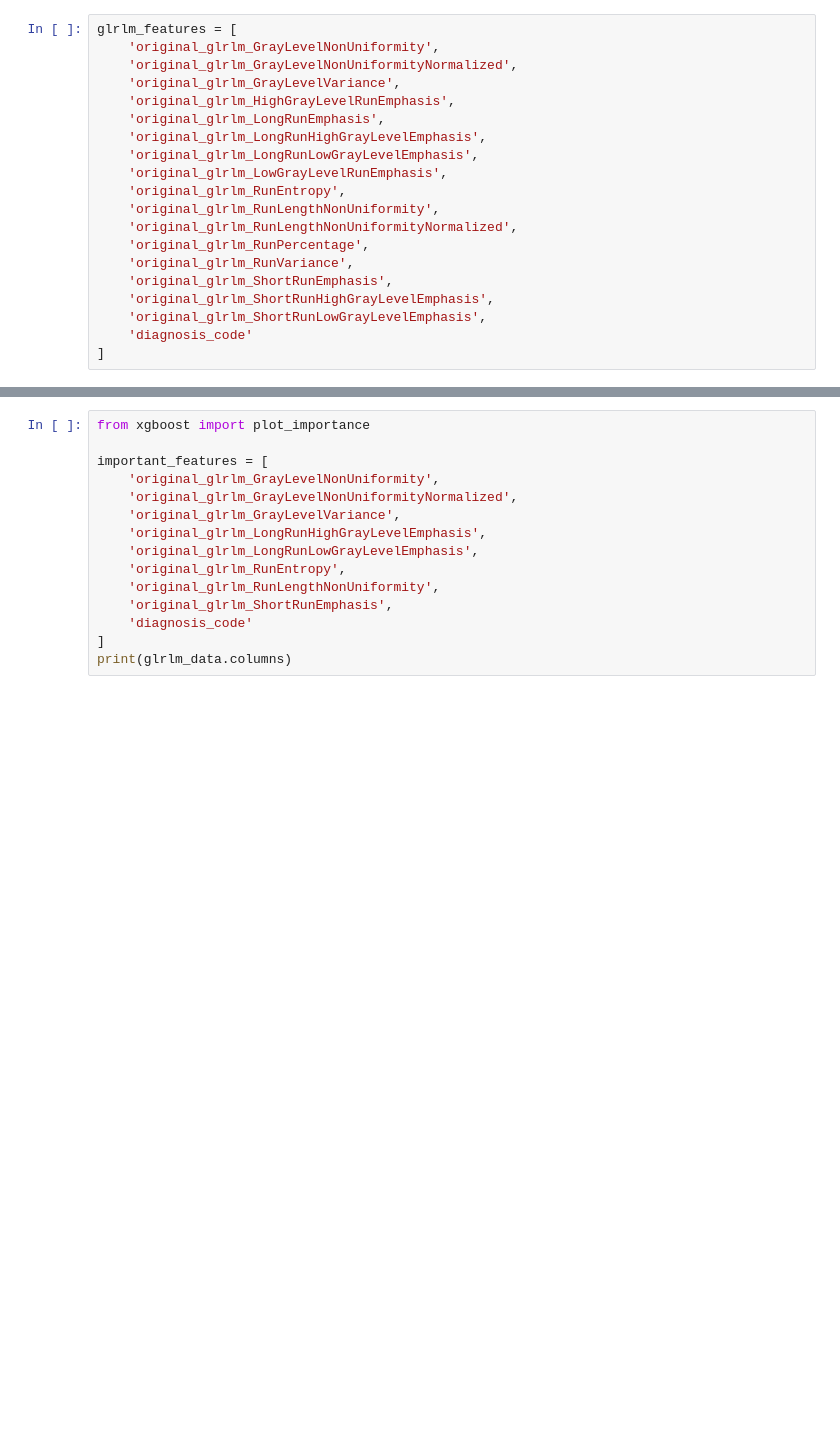
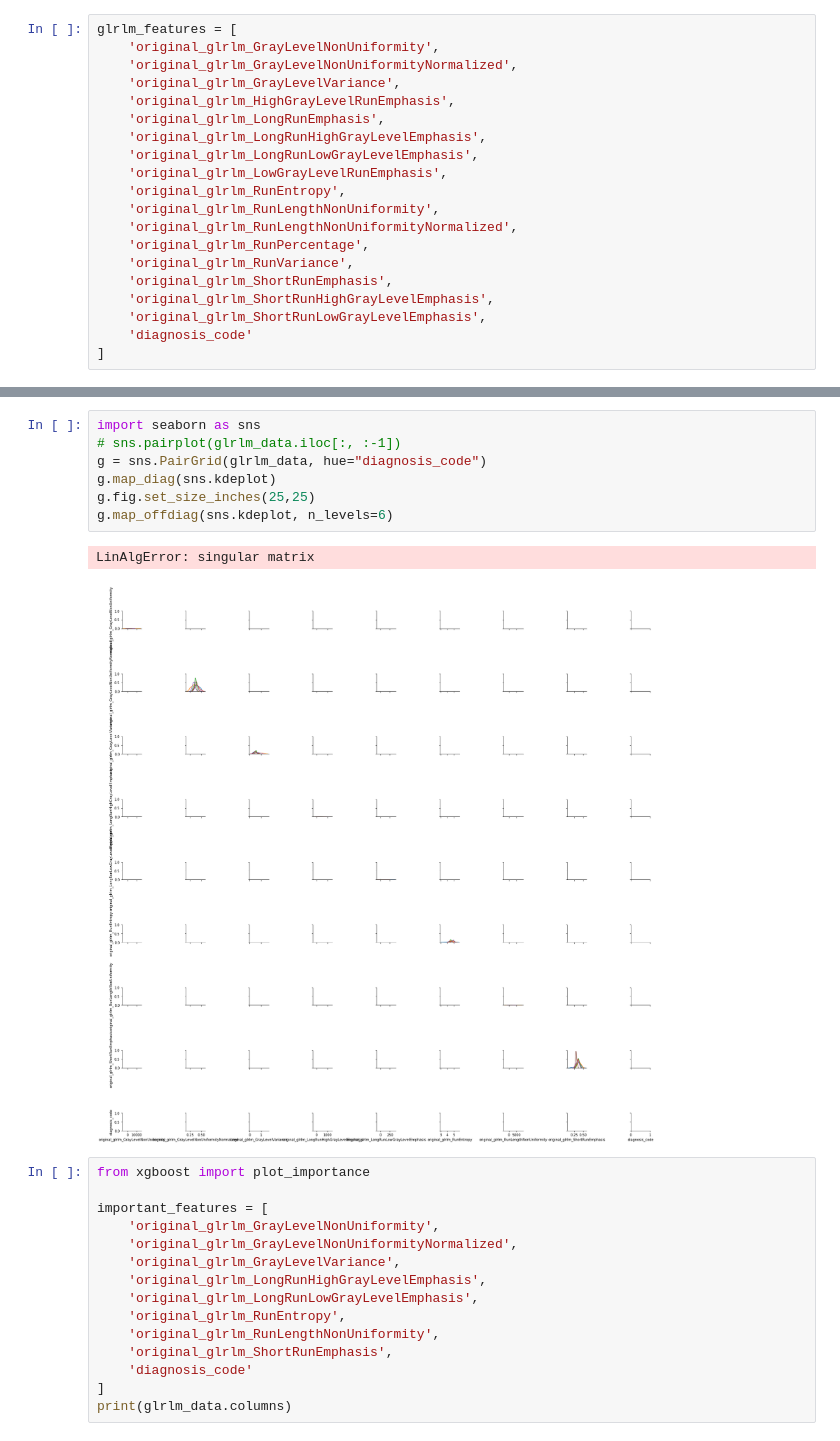
Before and after one commit to ikachko/algorithm-detects-liver-pathology, a Jupyter notebook: xdgboost_learn.ipynb, the cells around one changed output, grey strips where cells are left out. Cells and saved outputs as stored; diff of their text form; blank space fills up the shorter version.

Commit message:
Playing with visualization

```diff
--- a/xdgboost_learn.ipynb
+++ b/xdgboost_learn.ipynb
@@ -70,3 +70,13 @@ glrlm_data.head()
+# %%
+import seaborn as sns
+# sns.pairplot(glrlm_data.iloc[:, :-1])
+g = sns.PairGrid(glrlm_data, hue="diagnosis_code")
+g.map_diag(sns.kdeplot)
+g.fig.set_size_inches(25,25)
+g.map_offdiag(sns.kdeplot, n_levels=6)
+# %% [output]
+LinAlgError: singular matrix
+[figure, added]
 # %%
 from xgboost import plot_importance
 
```
Also changed, not shown: parts of 4 cells of this notebook.
